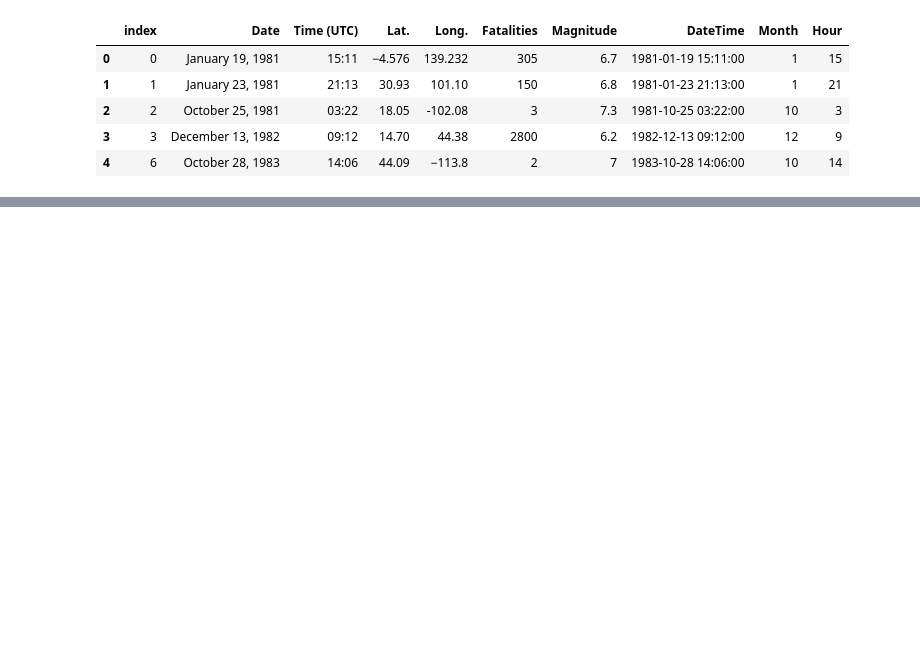
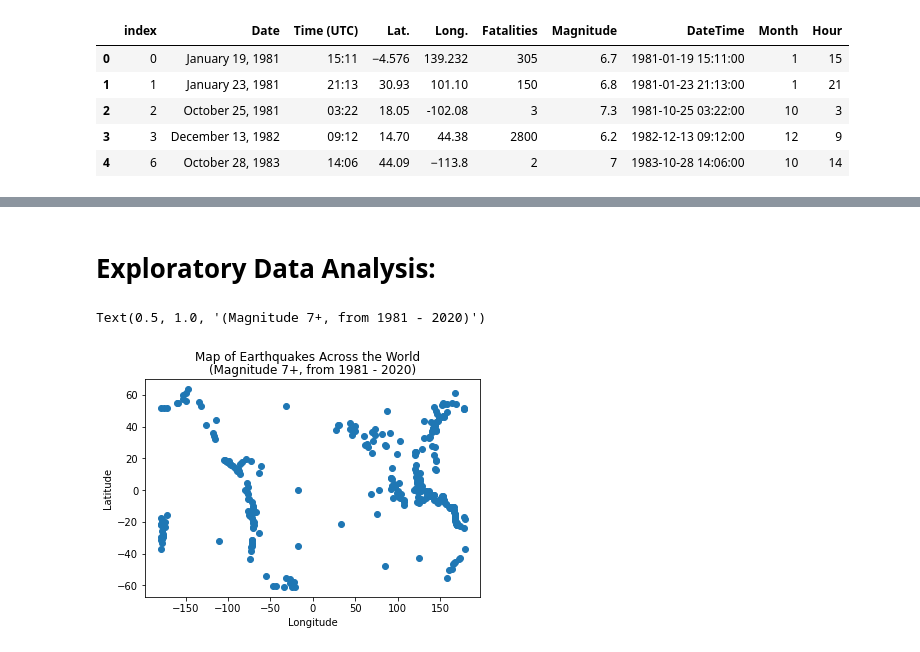
Before and after one commit to trgrimm/Earthquake_Fatality_Prediction, a Jupyter notebook: Earthquake Models.ipynb, the cells around one changed output, grey strips where cells are left out. Drawn from its saved outputs; the diff is of its cells as text; code cells hidden in the pictures; blank space fills up the shorter version.

```diff
--- a/Earthquake Models.ipynb
+++ b/Earthquake Models.ipynb
@@ -146,0 +176,12 @@ all_earthquakes['Magnitude'] = magnitudes.apply(lambda x: float(x[0]))
+# %%
+# Clean up latitude / longitude columns, since there's a weird hyphen (not minus sign) and degree N/E symbols we don't want.
+all_earthquakes['Lat.'] = all_earthquakes['Lat.'].apply(lambda x: re.sub('−','-', str(x)))
+all_earthquakes['Lat.'] = all_earthquakes['Lat.'].apply(lambda x: re.sub('[^0-9.-]+', '', str(x)))
+
+all_earthquakes['Long.'] = all_earthquakes['Long.'].apply(lambda x: re.sub('−','-', str(x)))
+all_earthquakes['Long.'] = all_earthquakes['Long.'].apply(lambda x: re.sub('[^0-9.-]+', '', str(x)))
+# %%
+# Convert latitude / longitude to a float:
+
+all_earthquakes['Lat.'] = all_earthquakes['Lat.'].apply(lambda x: float(x))
+all_earthquakes['Long.'] = all_earthquakes['Long.'].apply(lambda x: float(x))
@@ -159,0 +210,3 @@ Now,
+# %%
+new_df = new_df.reset_index().drop(columns='index').drop(columns='level_0')
+new_df.head(16)
@@ -159,0 +231,5 @@ Now,
+# %%
+# Remove observation 15 since it has a messed up Longitude coord:
+new_df = new_df.drop(index=15)
+new_df = new_df.reset_index()
+new_df.info()
@@ -159,0 +254,14 @@ Now,
+# %% [markdown]
+# Exploratory Data Analysis:
+# %%
+longitude_coords = new_df['Long.']
+latitude_coords = new_df['Lat.']
+Magnitude = new_df['Magnitude']
+plt.scatter(longitude_coords, latitude_coords)
+plt.xlabel("Longitude")
+plt.ylabel("Latitude")
+plt.suptitle("Map of Earthquakes Across the World")
+plt.title("(Magnitude 7+, from 1981 - 2020)")
+# %% [output]
+Text(0.5, 1.0, '(Magnitude 7+, from 1981 - 2020)')
+[figure, added]
```
Also changed, not shown: parts of 37 cells of this notebook.
